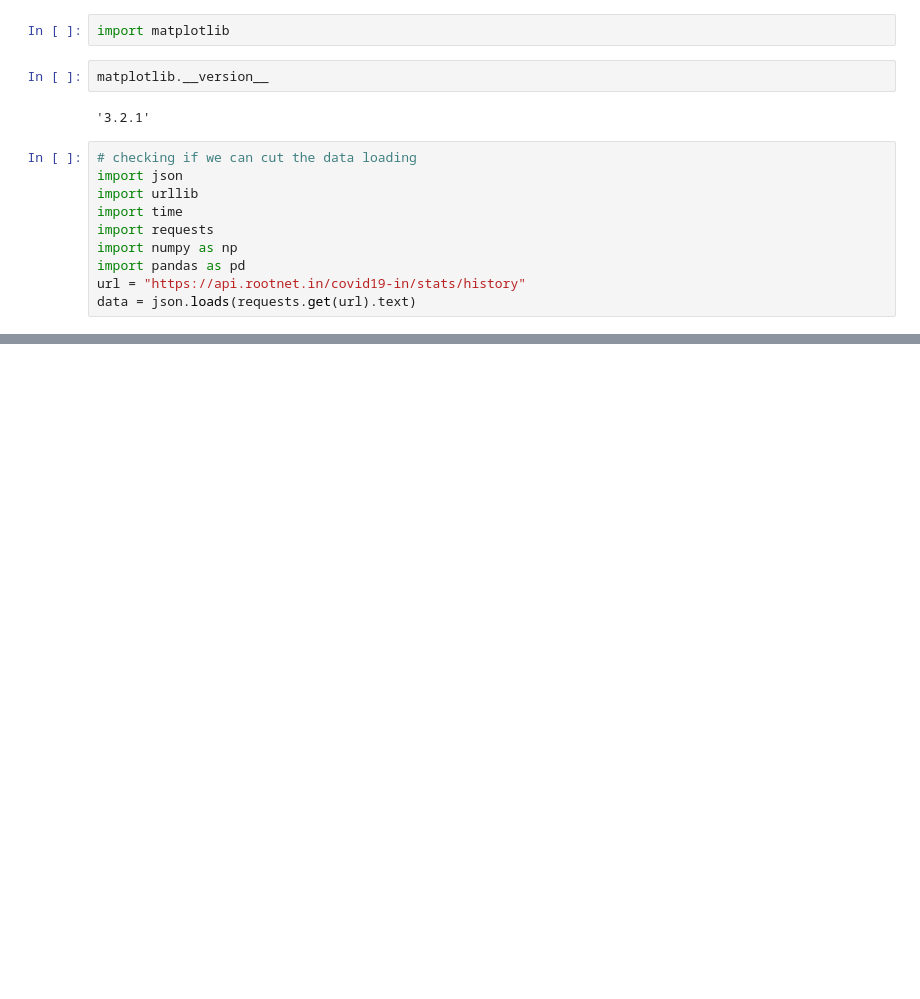
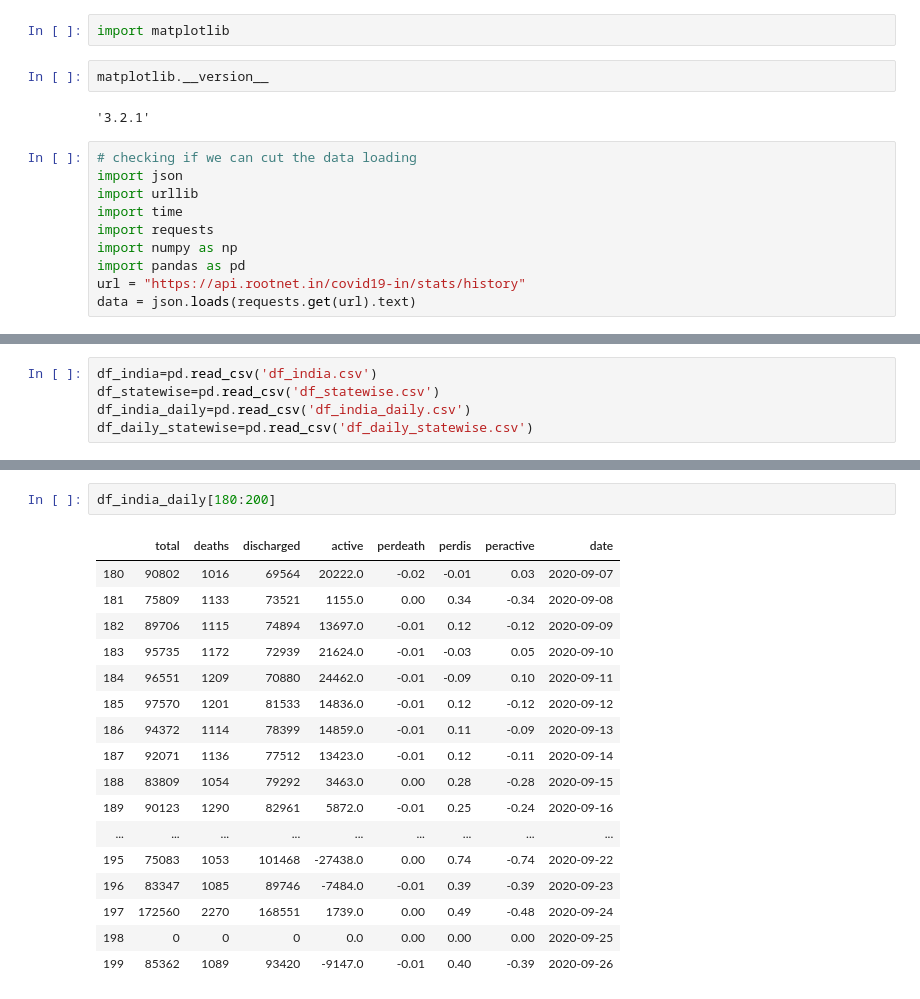
Before and after one commit to rutvikbaxi/Covid-Dashboard, a Jupyter notebook: test.ipynb, the cells around one changed output, grey strips where cells are left out. Drawn from its saved outputs; the diff is of its cells as text; blank space fills up the shorter version.

```diff
--- a/test.ipynb
+++ b/test.ipynb
@@ -313,3 +289,8 @@ df_india['date'].count()
+# %%
+df_india=pd.read_csv('df_india.csv')
+df_statewise=pd.read_csv('df_statewise.csv')
+df_india_daily=pd.read_csv('df_india_daily.csv')
+df_daily_statewise=pd.read_csv('df_daily_statewise.csv')
 # %%
 df = pd.DataFrame([[1, 2], [3, 4]], columns=list('AB'))
 #print(df)
@@ -326,0 +312,20 @@ print(df)
+# %%
+df_india_daily[180:200]
+# %% [output]
+|  | total | deaths | discharged | active | perdeath | perdis | peractive | date |
+| 180 | 90802 | 1016 | 69564 | 20222.0 | -0.02 | -0.01 | 0.03 | 2020-09-07 |
+| 181 | 75809 | 1133 | 73521 | 1155.0 | 0.00 | 0.34 | -0.34 | 2020-09-08 |
+| 182 | 89706 | 1115 | 74894 | 13697.0 | -0.01 | 0.12 | -0.12 | 2020-09-09 |
+| 183 | 95735 | 1172 | 72939 | 21624.0 | -0.01 | -0.03 | 0.05 | 2020-09-10 |
+| 184 | 96551 | 1209 | 70880 | 24462.0 | -0.01 | -0.09 | 0.10 | 2020-09-11 |
+| 185 | 97570 | 1201 | 81533 | 14836.0 | -0.01 | 0.12 | -0.12 | 2020-09-12 |
+| 186 | 94372 | 1114 | 78399 | 14859.0 | -0.01 | 0.11 | -0.09 | 2020-09-13 |
+| 187 | 92071 | 1136 | 77512 | 13423.0 | -0.01 | 0.12 | -0.11 | 2020-09-14 |
+| 188 | 83809 | 1054 | 79292 | 3463.0 | 0.00 | 0.28 | -0.28 | 2020-09-15 |
+| 189 | 90123 | 1290 | 82961 | 5872.0 | -0.01 | 0.25 | -0.24 | 2020-09-16 |
+| ... | ... | ... | ... | ... | ... | ... | ... | ... |
+| 195 | 75083 | 1053 | 101468 | -27438.0 | 0.00 | 0.74 | -0.74 | 2020-09-22 |
+| 196 | 83347 | 1085 | 89746 | -7484.0 | -0.01 | 0.39 | -0.39 | 2020-09-23 |
+| 197 | 172560 | 2270 | 168551 | 1739.0 | 0.00 | 0.49 | -0.48 | 2020-09-24 |
+| 198 | 0 | 0 | 0 | 0.0 | 0.00 | 0.00 | 0.00 | 2020-09-25 |
+| 199 | 85362 | 1089 | 93420 | -9147.0 | -0.01 | 0.40 | -0.39 | 2020-09-26 |
```
Also changed, not shown: parts of 6 cells of this notebook, 9 other files.
